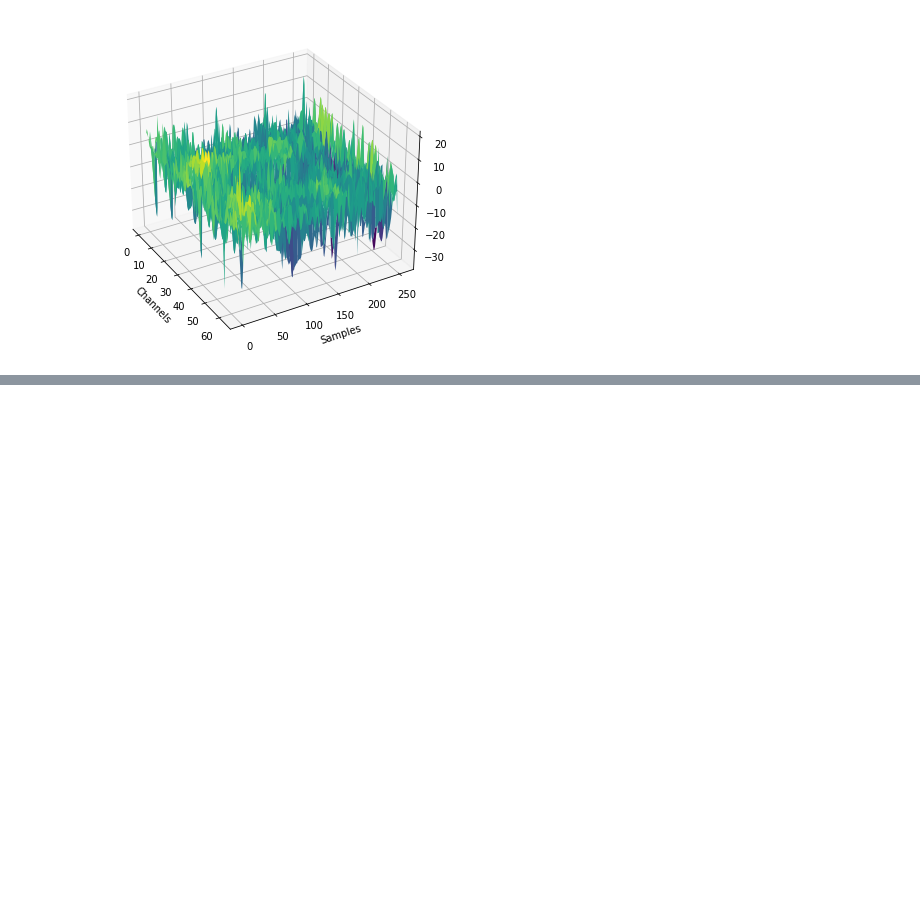
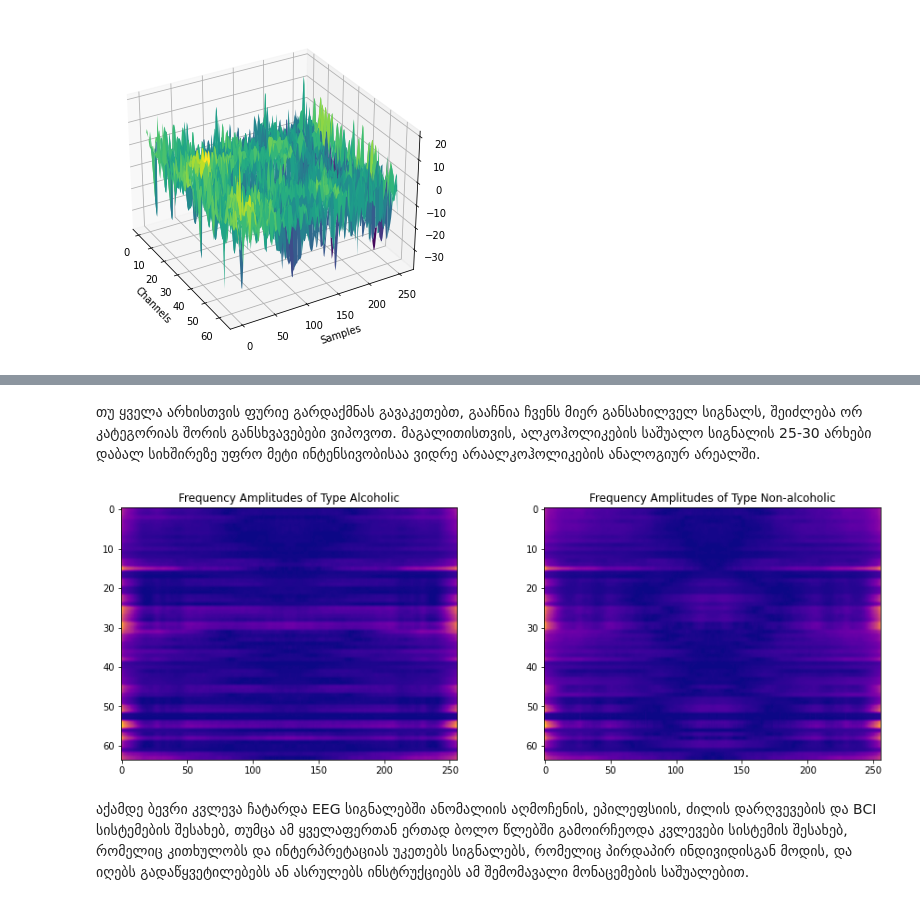
Before and after one commit to lnadi17/eeg-data-analysis, a Jupyter notebook: small-dataset/small-dataset-test.ipynb, the cells around one changed output, grey strips where cells are left out. Saved outputs shown, nothing was run; the diff lists cells and outputs as text; code cells hidden in the pictures; blank space fills up the shorter version.

```diff
--- a/small-dataset/small-dataset-test.ipynb
+++ b/small-dataset/small-dataset-test.ipynb
@@ -472,0 +384,2 @@ These values are positioned in a  matrix as shown in Table 3. From the values fo
+# %% [markdown]
+თუ ყველა არხისთვის ფურიე გარდაქმნას გავაკეთებთ, გააჩნია ჩვენს მიერ განსახილველ სიგნალს, შეიძლება ორ კატეგორიას შორის განსხვავებები ვიპოვოთ. მაგალითისთვის, ალკოჰოლიკების საშუალო სიგნალის 25-30 არხები დაბალ სიხშირეზე უფრო მეტი ინტენსივობისაა ვიდრე არაალკოჰოლიკების ანალოგიურ არეალში.
@@ -472,0 +389,18 @@ These values are positioned in a  matrix as shown in Table 3. From the values fo
+# %%
+fig = plt.figure(figsize=(15, 5))
+ax1 = fig.add_subplot(1, 2, 1)
+ax2 = fig.add_subplot(1, 2, 2)
+
+X, Y, Z = get_xyz(abs(np.fft.fft(f_alc)))
+ax1.set_title('Frequency Amplitudes of Type Alcoholic')
+ax1.imshow(Z.T, cmap=cm.plasma, aspect=3)
+
+X, Y, Z = get_xyz(abs(np.fft.fft(f_nonalc)))
+ax2.set_title('Frequency Amplitudes of Type Non-alcoholic')
+ax2.imshow(Z.T, cmap=cm.plasma, aspect=3)
+
+plt.show()
+# %% [output]
+[figure, added]
+# %% [markdown]
+აქამდე ბევრი კვლევა ჩატარდა EEG სიგნალებში ანომალიის აღმოჩენის, ეპილეფსიის, ძილის დარღვევების და BCI სისტემების შესახებ, თუმცა ამ ყველაფერთან ერთად ბოლო წლებში გამოირჩეოდა კვლევები სისტემის შესახებ, რომელიც კითხულობს და ინტერპრეტაციას უკეთებს სიგნალებს, რომელიც პირდაპირ ინდივიდისგან მოდის, და იღებს გადაწყვეტილებებს ან ასრულებს ინსტრუქციებს ამ შემომავალი მონაცემების საშუალებით.
```
Also changed, not shown: parts of 44 cells of this notebook.
